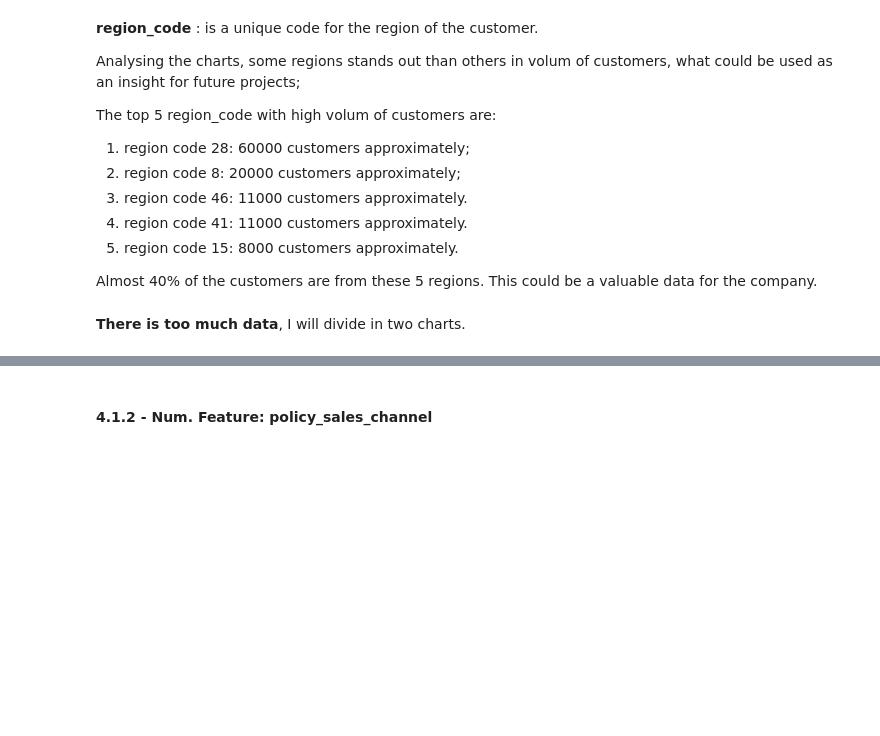
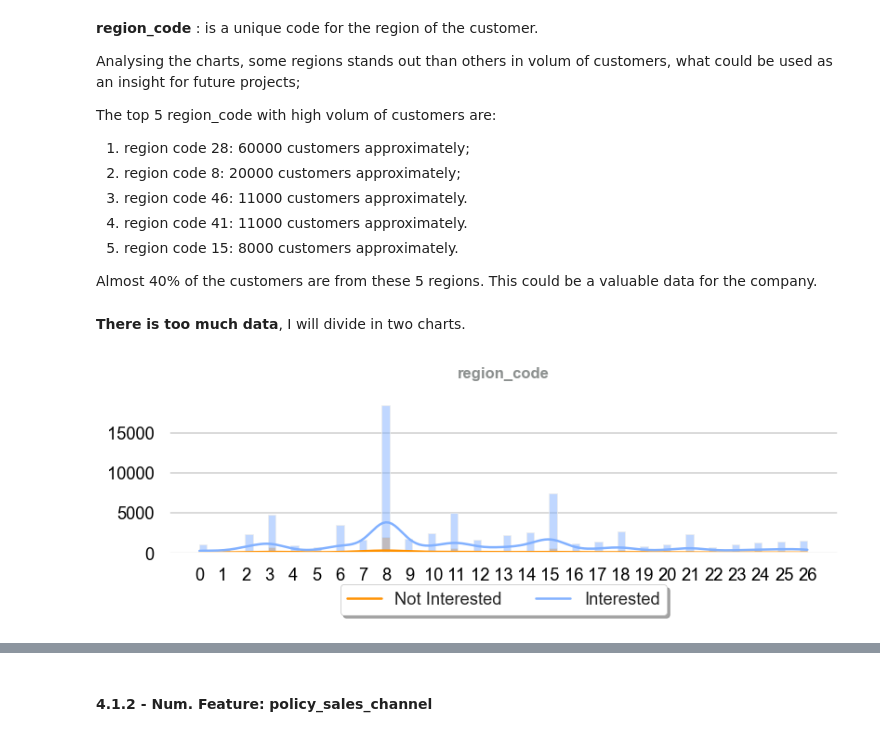
Before and after one commit to RPerottoni/Health_Insurance_Cross_Sell, a Jupyter notebook: notebooks/rp_02_health_insurance.ipynb, the cells around one changed output, grey strips where cells are left out. Drawn from its saved outputs; the diff is of its cells as text; code cells hidden in the pictures; blank space fills up the shorter version.

```diff
--- a/notebooks/rp_02_health_insurance.ipynb
+++ b/notebooks/rp_02_health_insurance.ipynb
@@ -401,3 +502,39 @@ The top 5 region_code with high volum of customers are:
 Almost 40% of the customers are from these 5 regions. This could be a valuable data for the company.
 # %% [markdown]
 **There is too much data**, I will divide in two charts.
+# %%
+def hist_chart (data, feature_x, hue):
+    fig, ax = plt.subplots(figsize=(7, 3)) # Define the figure and axis for the graph
+    sns.histplot(data=data, x=feature_x, kde=True, hue=hue, ax=ax) # Creating the chart
+
+    # Design
+    ax.grid(axis='x', linestyle='None') # Hide only the vertical grid line
+    ax.set_xlabel(None) # Hide x label
+    ax.set_ylabel(None) # Hide y label
+
+    # Setting the x labels
+    uv = sorted(data[feature_x].unique())
+    plt.xticks(ticks=uv)
+
+    # Setting the legend
+    chart_leg = ['Not Interested', 'Interested']
+    ax.legend(labels=chart_leg, loc='upper center', bbox_to_anchor=(0.5, -0.15), fancybox=True, shadow=True, ncol=2)
+
+    # Setting title
+    x_midpoint = (ax.get_xlim()[0] + ax.get_xlim()[1]) / 2 # Calculate the midpoint of the y-axis
+    y_top = (ax.get_ylim()[0] + ax.get_ylim()[1]) * 1.2    # Add the title at the top of the axes
+
+    ax.text(x_midpoint, y_top, s=feature_x, fontsize=10, color='#8C908F', weight='bold', ha='center', va='top')
+
+    # Plot the chart
+    plt.tight_layout()
+    plt.show()
+# %%
+# Filtering the Data
+df_rc26 = df4[df4['region_code'] <= 26]
+
+
+# Ploting the Chart
+hist_chart(df_rc26,'region_code','response')
+# %% [output]
+[figure, added]
```
Also changed, not shown: parts of 70 cells of this notebook, 1 other file.
